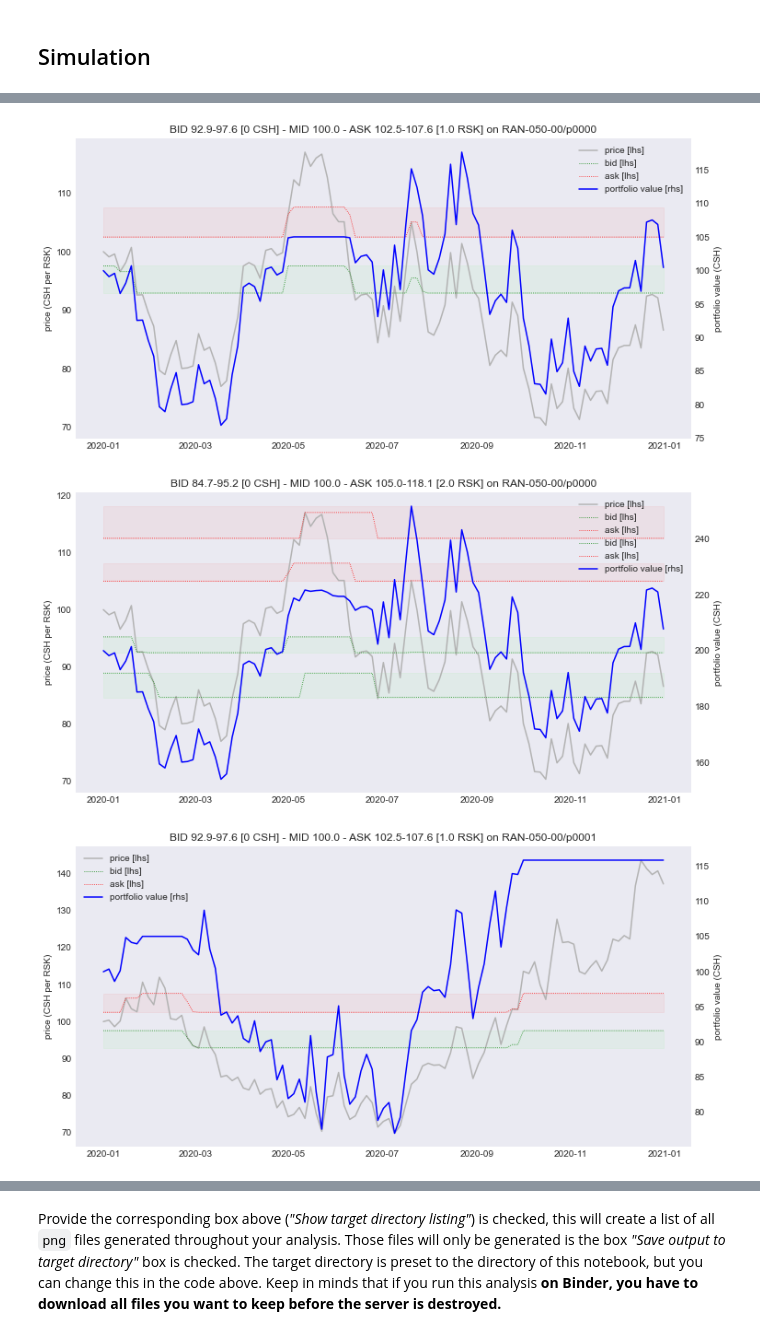
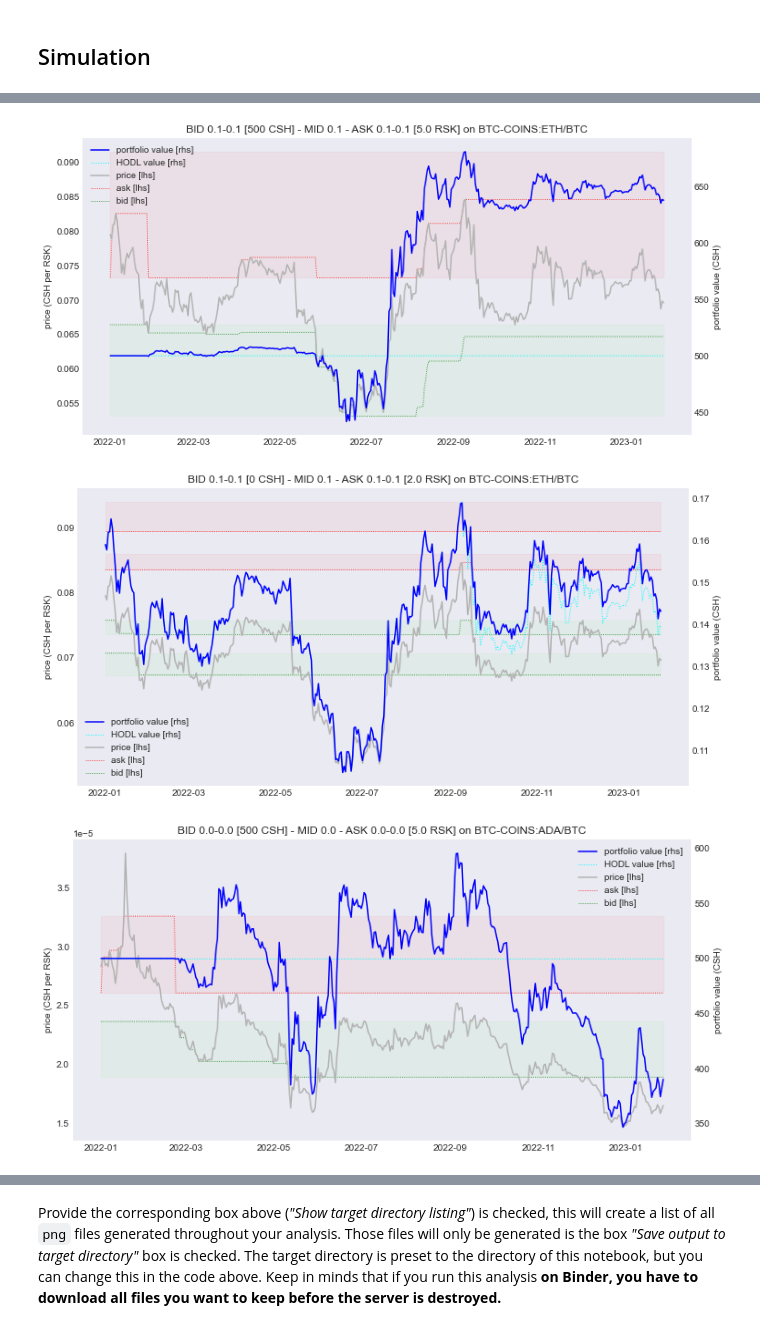
Before and after one commit to bancorprotocol/carbon-simulator, a Jupyter notebook: resources/demo/CarbonSim-Demo-7-4-FrozenData.ipynb, the cells around one changed output, grey strips where cells are left out. Saved outputs shown, nothing was run; the diff lists cells and outputs as text; code cells hidden in the pictures.

```diff
--- a/resources/demo/CarbonSim-Demo-7-4-FrozenData.ipynb
+++ b/resources/demo/CarbonSim-Demo-7-4-FrozenData.ipynb
@@ -73,9 +76,14 @@ Withing the collection there are multiple columns (up to 1000!). With the check
 # %%
 cols = tuple(pdcols(j(DATAPATH, f"{datafn_w.value}.pickle")))
 try:
+    assert datafn_w.value == old_datafn_w_value
     datacols_w(vertical=False)
 except:
-    COL0, NCOLS, NCCOLS = 0, 20, 2
-    datacols_w = CheckboxManager(cols[COL0:COL0+NCOLS], values=NCCOLS*[True]+(NCOLS-NCCOLS)*[False])
+    old_datafn_w_value = datafn_w.value
+    COL0, NCOLS, NCCOLS = 0, min(20, len(cols)), 3
+    try:
+        datacols_w = CheckboxManager(cols[COL0:COL0+NCOLS], values=NCCOLS*[True]+(NCOLS-NCCOLS)*[False])
+    except:
+        datacols_w = CheckboxManager(cols, values=[1,]+[0,]*(len(cols)-1))
     datacols_w(vertical=False)
 # %% [output]
@@ -91,15 +99,17 @@ except:
     strats = {
          "slider":  None,
          "s1":      strategy.from_mgw(m=100, g=0.01, w=0.02, amt_rsk=1, amt_csh=0),
+         "s2":      strategy.from_mgw(m=100, g=0.05, w=0.15, u=0.7, amt_rsk=1, amt_csh=0),
+         "s3":      strategy(p_buy_a=80, p_buy_b=70, p_sell_a=110, p_sell_b=120, amt_rsk= 1, amt_csh=0),
          "m1":     [strategy.from_mgw(m=100, g=0.25, w=0.05, amt_rsk=1, amt_csh=0),
                     strategy.from_mgw(m=100, g=0.10, w=0.03, amt_rsk=1, amt_csh=0)],
          "m2":     [strategy.from_mgw(m=100, g=0.10, w=0.1,  amt_rsk=1, amt_csh=0),
                     strategy.from_mgw(m=100, g=0.20, w=0.1,  amt_rsk=1, amt_csh=0)],
-         "s3":      strategy.from_mgw(m=100, g=0.20, w=0.05, amt_rsk=1, amt_csh=0),
-         "s4":      strategy.from_mgw(m=100, g=0.10, w=0.20, amt_rsk=1, amt_csh=0),
-         "s5":      strategy.from_mgw(m=100, g=0.20, w=0.20, amt_rsk=1, amt_csh=0),
+         "uv3":     strategy.from_u3(p_lo=100, p_hi=150, start_below=True, fee_pc=0.05, tvl_csh=1000),
     }
-    strats_w = CheckboxManager(strats.keys(), values=[1,0,1,0,0,0,0])
+    strats_w = CheckboxManager(strats.keys(), values=[1,0,0,0,1,0,0])
+    #strats_w = CheckboxManager(strats.keys(), values=[1,0,0,0,0,0,0])
+    #strats_w = CheckboxManager(strats.keys(), values=[0,0,0,0,0,0,1])
     strats_w(vertical=False)
 # %% [output]
 HBox(children=(Checkbox(value=True, description='slider'), Checkbox(value=False, description='s1'), Checkbox(v…
@@ -122,4 +132,5 @@ this is the time period that is plotted; periods and start dates are quoted as p
 # %%
+PATH_MIN_DATE = "2022-01-01"
 try:
     segment_w(vertical=True)
 except:
@@ -139,7 +146,9 @@ This is the strategy called `slider`. Here `m` is the mid price of the range (ad
 try:
     strat1_w(vertical=True)
 except:
-    S0, SMIN, SMAX = 100, 50, 150
-    strat1_w = PcSliderManager(["m", "g%", "w%"], values=[S0/100,0.05,0.05], range=[(SMIN/100,SMAX/100),(0,0.25),(0,0.25)])
+    S0, SMIN, SMAX, TVL, SREF = 100, 50, 150, 1000, 100
+    strat1_w = PcSliderManager(["m", "g%", "w%", "u%", "rsk:csh"],
+                        values=[S0/100, 0.1, 0.25, 0, 0.5],
+                        range=[(SMIN/100,SMAX/100),(0,0.25),(0,0.25),(0,1),(0,1)])
     strat1_w(vertical=True)
 # %% [output]
@@ -160,18 +167,18 @@ if output_w.values[3]:
 # %%
 DATAID, DATAFN = datafn_w.value, j(DATAPATH, f"{datafn_w.value}.pickle")
 OUTPATH = outpath_w.value if output_w.values[0] else None
-STARTPC, LENPC, MGW = segment_w.values[0], segment_w.values[1], strat1_w.values
-strats["slider"] = strategy.from_mgw(m=100*MGW[0], g=MGW[1], w=MGW[2], amt_rsk=1, amt_csh=0.001)
+STARTPC, LENPC, SV = segment_w.values[0], segment_w.values[1], strat1_w.values
+strats["slider"] = strategy.from_mgw(m=100*SV[0], g=SV[1], w=SV[2], u=SV[3], amt_rsk=TVL/SREF*SV[4], amt_csh=TVL*(1-SV[4]))
 for colnm in datacols_w.checked:
     for ix, stratid in enumerate(strats_w.checked):
         strat = strats[stratid]
-        path = pdread(DATAFN, colnm, from_pc=STARTPC, period_pc=LENPC)
+        path = pdread(DATAFN, colnm, from_pc=STARTPC, period_pc=LENPC, min_dt=PATH_MIN_DATE)
         simresults = run_sim(strat, path)
-        plot_sim(strat, path, simresults, f"{DATAID}/{colnm}", Params(**params_w.values_dct))
+        plot_sim(simresults, f"{DATAID}:{colnm}", Params(**params_w.values_dct))
         if isinstance(OUTPATH, str):
-            plt.savefig(j(OUTPATH, f"{DATAID}-{colnm}-{ix}-{STARTPC*100:.0f}-{LENPC*100:.0f}.png"))
+            plt.savefig(j(OUTPATH, f"{DATAID}-{colnm.replace('/', '')}-{ix}-{STARTPC*100:.0f}-{LENPC*100:.0f}.png"))
         plt.show()
 # %% [output]
-[figure, old version]
+[figure, new version]
-[figure, old version]
+[figure, new version]
-[figure, old version]
+[figure, new version]
```
Also changed, not shown: parts of 13 cells of this notebook, 1 other file.
